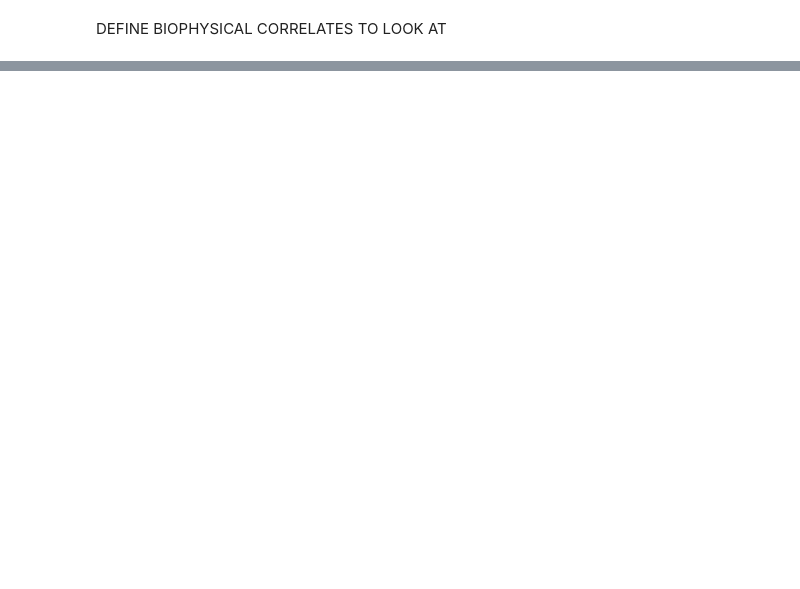
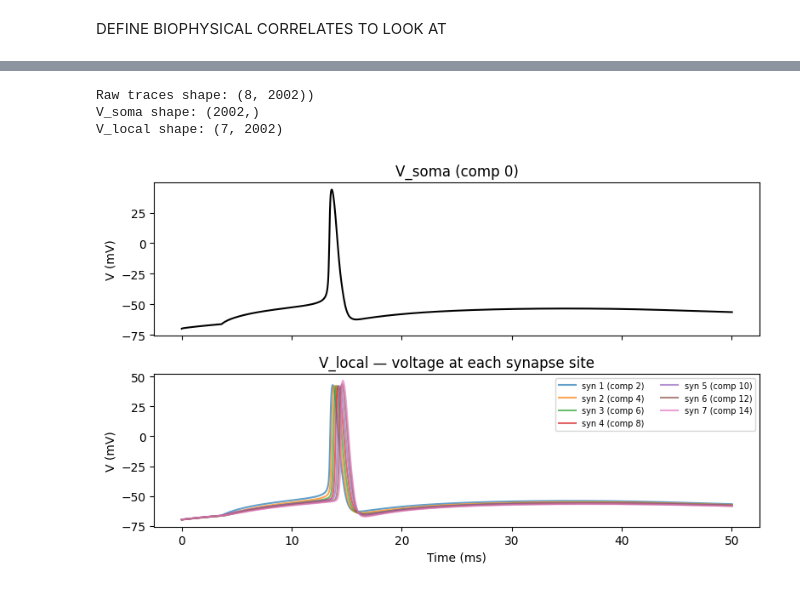
Before and after one commit to itzelts/jaxneuro, a Jupyter notebook: notebooks/grads.ipynb, the cells around one changed output, grey strips where cells are left out. Cells and saved outputs as stored; diff of their text form; code cells hidden in the pictures; blank space fills up the shorter version.

```diff
--- a/notebooks/grads.ipynb
+++ b/notebooks/grads.ipynb
@@ -1992,0 +959,39 @@ print(f"Saved  {save_C}  ({os.path.getsize(save_C)/1e3:.1f} kB)")
+# %%
+# verify recordings with one trial
+test_traces = simulate_analysis(params_analysis, patterns_train[0])
+print(f"Raw traces shape: {test_traces.shape})")
+assert test_traces.shape[0] == Nsyn, \
+    f"Expected {Nsyn} recordings, got {test_traces.shape[0]}"
+
+# unpack into V_soma and V_local (synapse 0 → soma copy)
+V_soma, V_local = unpack_traces(test_traces)
+print(f"V_soma shape: {V_soma.shape}")
+print(f"V_local shape: {V_local.shape}")
+
+T = test_traces.shape[1]
+tv = np.arange(T) * dt
+
+fig, axes = plt.subplots(2, 1, figsize=(8, 5), sharex=True)
+
+axes[0].plot(tv, V_soma, "k", lw=1.5)
+axes[0].set_ylabel("V (mV)")
+axes[0].set_title("V_soma (comp 0)")
+
+n_local = V_local.shape[0]
+for i in range(n_local):
+    syn_idx = i + 1
+    comp_idx = syn_post_comp_indices[syn_idx] if syn_idx < len(syn_post_comp_indices) else "?"
+    axes[1].plot(tv, V_local[i], alpha=0.7,
+                 label=f"syn {syn_idx} (comp {comp_idx})")
+axes[1].set_xlabel("Time (ms)")
+axes[1].set_ylabel("V (mV)")
+axes[1].set_title("V_local — voltage at each synapse site")
+axes[1].legend(fontsize=7, ncol=2)
+
+plt.tight_layout()
+plt.show()
+# %% [output]
+Raw traces shape: (8, 2002))
+V_soma shape: (2002,)
+V_local shape: (7, 2002)
+[figure, added]
```
Also changed, not shown: parts of 50 cells of this notebook, 1 other file.
